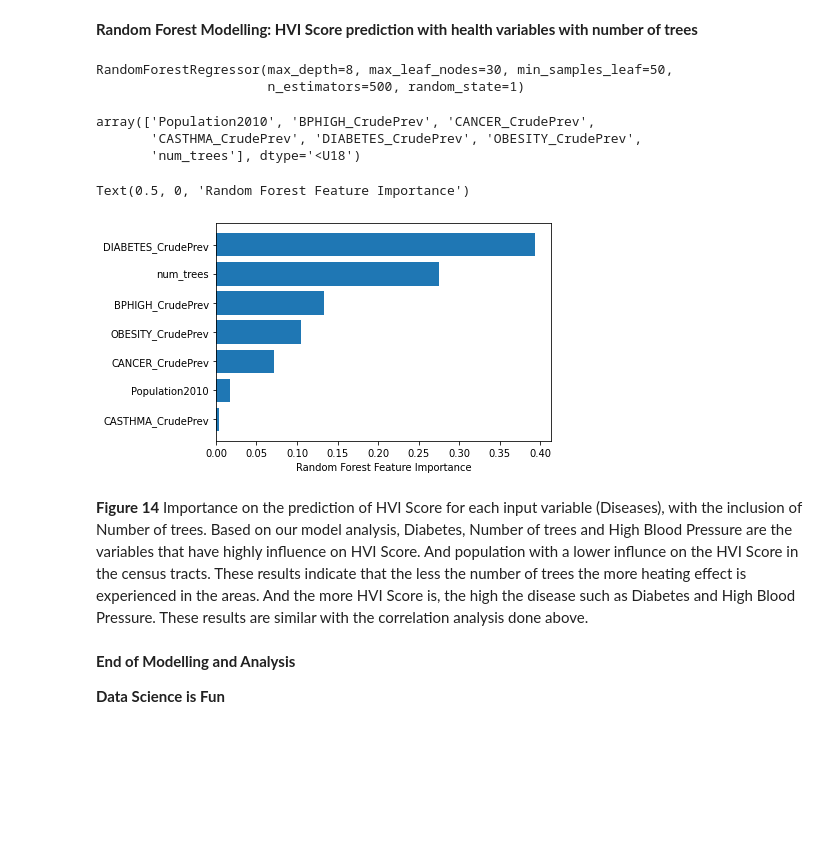
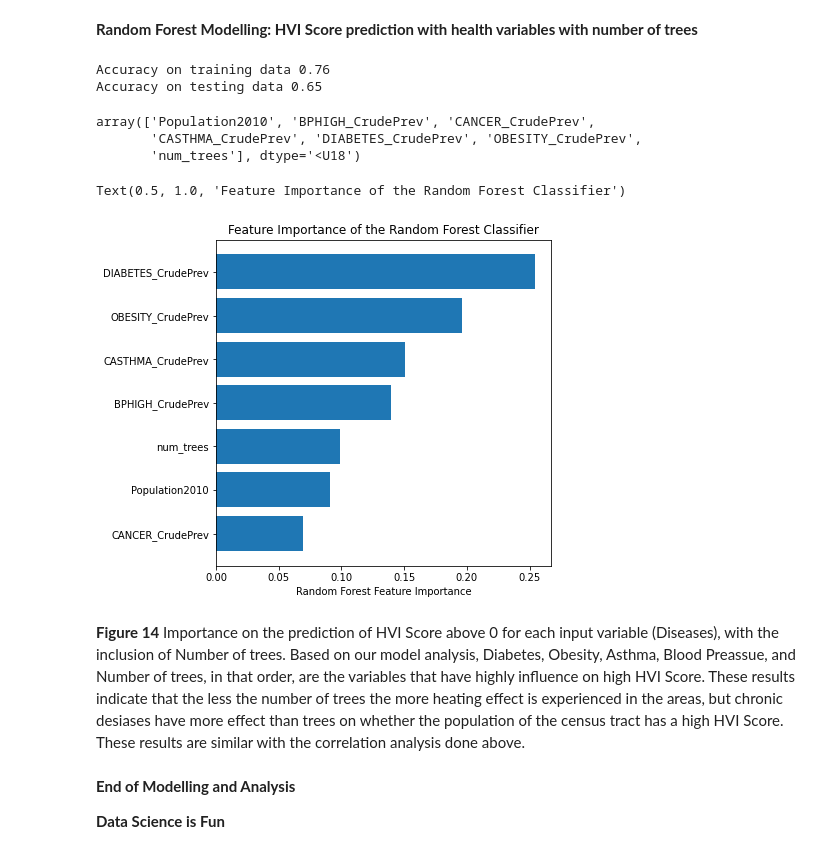
Before and after one commit to ReidelVichot/PUS2022_AirQualPHL, a Jupyter notebook: Final_Models_Regressions_Correlation_RF.ipynb, the cells around one changed output. Cells and saved outputs as stored; diff of their text form; code cells hidden in the pictures; blank space fills up the shorter version.

```diff
--- a/Final_Models_Regressions_Correlation_RF.ipynb
+++ b/Final_Models_Regressions_Correlation_RF.ipynb
@@ -663,19 +463,43 @@ plt.colorbar();
 **Figure 13:** Correlation between different health variables, HVI Score and Number of trees. There are two things from this analysis. Firstly, we learn that HVI Scores are associated with low Number of trees. This means that the less the trees in the census tract the high the heating effect. Secondly, we notice that High Blood  Pressure is also associated with low Number of trees. This indicates that in areas where the trees are feel, there is high occurence of High Blood Pressure.
 # %% [markdown]
 **Random Forest Modelling: HVI Score prediction with health variables with number of trees**
+# %%
+from sklearn.ensemble import RandomForestClassifier
+#Dropping NANs
+combined_data = combined_data.dropna()
+
+#New column that registers if the HVI is above 0 or not
+combined_data["High_HVI"] = combined_data['HVI_SCORE'] > 0
+
+# -- splitting into subsets
+sqf_0 = combined_data[combined_data["High_HVI"] == 0]
+sqf_1 = combined_data[combined_data["High_HVI"] == 1]
+
+## -- randomly sub-sample as sqf_0 has the same shape as sqf_1_sub
+sqf_1_sub = sqf_1.sample(len(sqf_0), random_state=1)
+
+# -- concatenate the two (equally sized) sub-sets
+sqf_bal = pd.concat((sqf_1_sub, sqf_0))
 # %%
-x = combined_data[['Population2010', 'BPHIGH_CrudePrev', 'CANCER_CrudePrev', 'CASTHMA_CrudePrev', 'DIABETES_CrudePrev', 'OBESITY_CrudePrev', 'num_trees']]
-y = combined_data[['HVI_SCORE']]
+
+#Splitting sets of data
+x = sqf_bal[['Population2010', 'BPHIGH_CrudePrev', 'CANCER_CrudePrev', 'CASTHMA_CrudePrev', 'DIABETES_CrudePrev', 'OBESITY_CrudePrev', 'num_trees']]
+y = sqf_bal[['High_HVI']]
 
 X_train, X_test, y_train, y_test = train_test_split(
     x, y, test_size=0.3, random_state=1)
 # %%
 #Running the RF Model
-rf = RandomForestRegressor(max_depth=8, random_state=1, n_estimators=500, max_leaf_nodes = 30, min_samples_leaf = 50)
-rf.fit(X_train, y_train,)
+#rf = RandomForestRegressor(max_depth=8, random_state=1, n_estimators=500, max_leaf_nodes = 30, min_samples_leaf = 50)
+rf = RandomForestClassifier(max_depth=3, random_state=1);
+rf.fit(X_train, y_train);
+
+
+print("Accuracy on training data {:.2}".format(rf.score(X_train, y_train)))
+print("Accuracy on testing data {:.2}".format(rf.score(X_test, y_test)))
 # %% [output]
-RandomForestRegressor(max_depth=8, max_leaf_nodes=30, min_samples_leaf=50,
-                      n_estimators=500, random_state=1)
+Accuracy on training data 0.76
+Accuracy on testing data 0.65
 # %%
 #Creating feature names
 names = list(x.columns.values.tolist())
@@ -688,15 +512,19 @@ array(['Population2010', 'BPHIGH_CrudePrev', 'CANCER_CrudePrev',
        'CASTHMA_CrudePrev', 'DIABETES_CrudePrev', 'OBESITY_CrudePrev',
        'num_trees'], dtype='<U18')
 # %%
-#Running a RF feature importance
-sorted_idx = rf.feature_importances_.argsort()
+#Running a RFC feature importance
+sorted_idx = rf.feature_importances_.argsort();
+
+fig, ax = plt.subplots(figsize=(6, 6))
+
 plt.barh(feature_names[sorted_idx], rf.feature_importances_[sorted_idx])
 plt.xlabel("Random Forest Feature Importance")
+ax.set_title("Feature Importance of the Random Forest Classifier")
 # %% [output]
-Text(0.5, 0, 'Random Forest Feature Importance')
+Text(0.5, 1.0, 'Feature Importance of the Random Forest Classifier')
-[figure, old version]
+[figure, new version]
 # %% [markdown]
-**Figure 14** Importance on the prediction of HVI Score for each input variable (Diseases), with the inclusion of Number of trees. Based on our model analysis, Diabetes, Number of trees and High Blood Pressure are the variables that have highly influence on HVI Score. And population with a lower influnce on the HVI Score in the census tracts. These results indicate that the less the number of trees the more heating effect is experienced in the areas. And the more HVI Score is, the high the disease such as Diabetes and High Blood Pressure. These results are similar with the correlation analysis done above.
+**Figure 14** Importance on the prediction of HVI Score above 0 for each input variable (Diseases), with the inclusion of Number of trees. Based on our model analysis, Diabetes, Obesity, Asthma, Blood Preassue, and Number of trees, in that order, are the variables that have highly influence on high HVI Score.  These results indicate that the less the number of trees the more heating effect is experienced in the areas, but chronic desiases have more effect than trees on whether the population of the census tract has a high HVI Score. These results are similar with the correlation analysis done above.
 # %% [markdown]
 **End of Modelling and Analysis**
 
```
Also changed, not shown: parts of 50 cells of this notebook.
